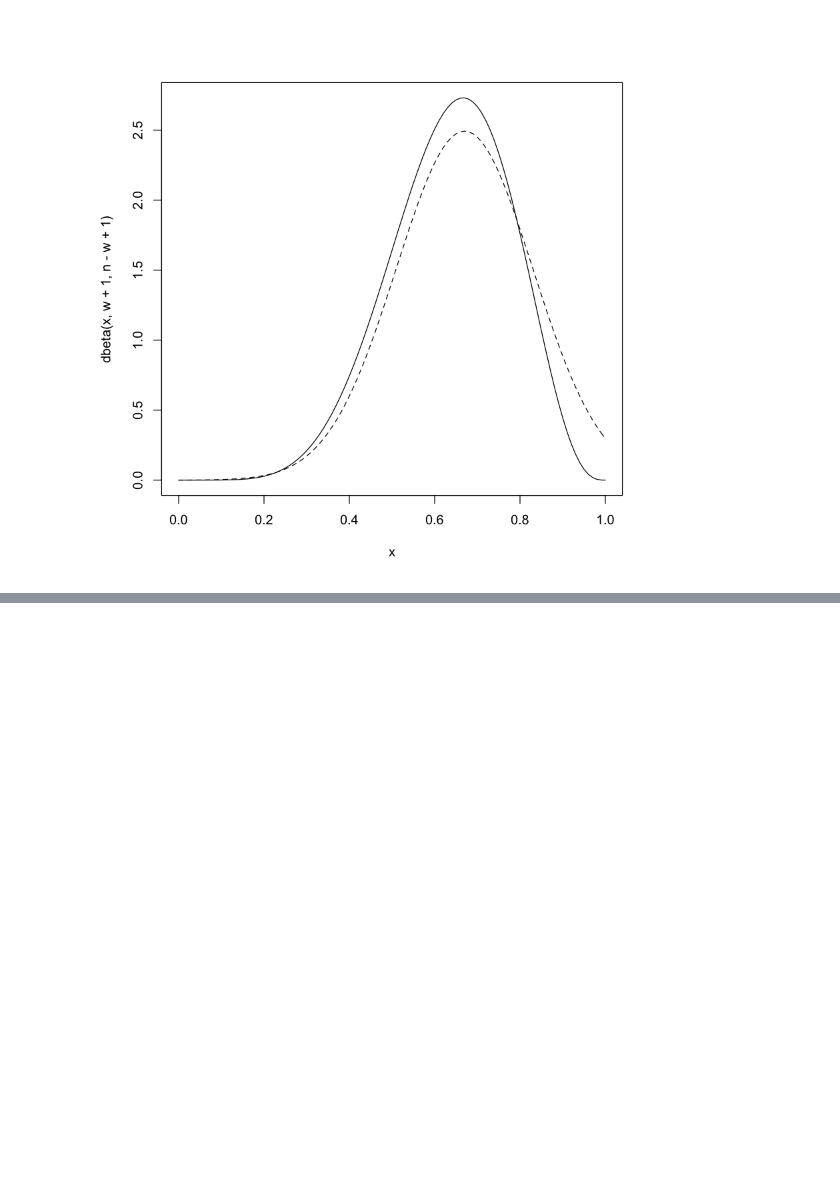
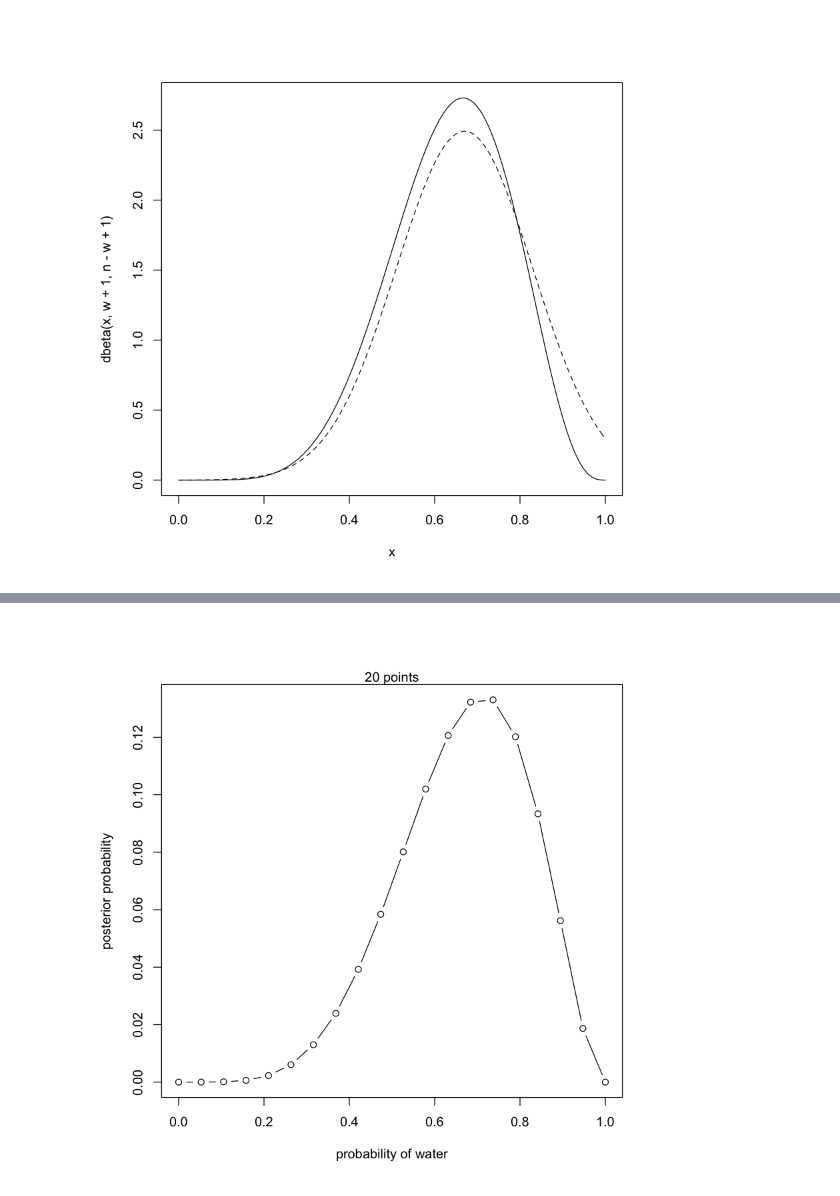
Before and after one commit to knyquist/StatisticalRethinking, a Jupyter notebook: Chapter2.ipynb, the cells around one changed output, grey strips where cells are left out. Saved outputs shown, nothing was run; the diff lists cells and outputs as text; code cells hidden in the pictures; blank space fills up the shorter version.

```diff
--- a/Chapter2.ipynb
+++ b/Chapter2.ipynb
@@ -63,0 +124,25 @@ curve( dnorm( x, 0.67, 0.16 ), lty=2, add=TRUE )
+# %%
+## Page 40
+
+# define grid
+p_grid <- seq( from=0, to=1, length.out=20 )
+
+# define prior
+prior <- rep( 1, 20 )
+
+# compute likelihood at each value in grid
+likelihood <- dbinom( 5, size=7, prob=p_grid )
+
+# compute product of likelihood and prior
+unstd.posterior <- likelihood * prior
+
+# standardize the posterior, so it sums to 1
+posterior <- unstd.posterior / sum( unstd.posterior )
+
+# plot posterior distribution
+plot( p_grid, posterior, type='b',
+      xlab='probability of water',
+      ylab='posterior probability' )
+mtext( '20 points' )
+# %% [output]
+[figure, added]
```
Also changed, not shown: parts of 8 cells of this notebook.
